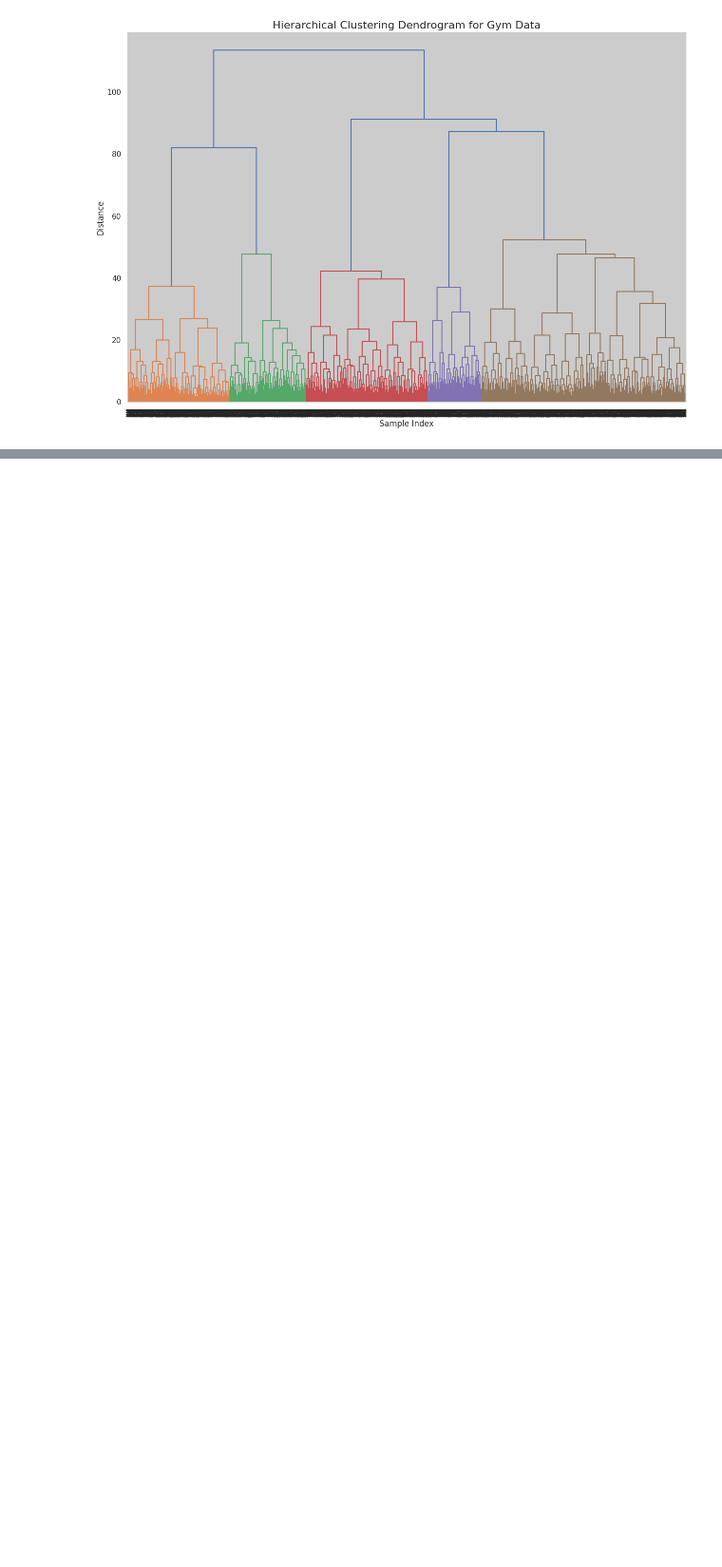
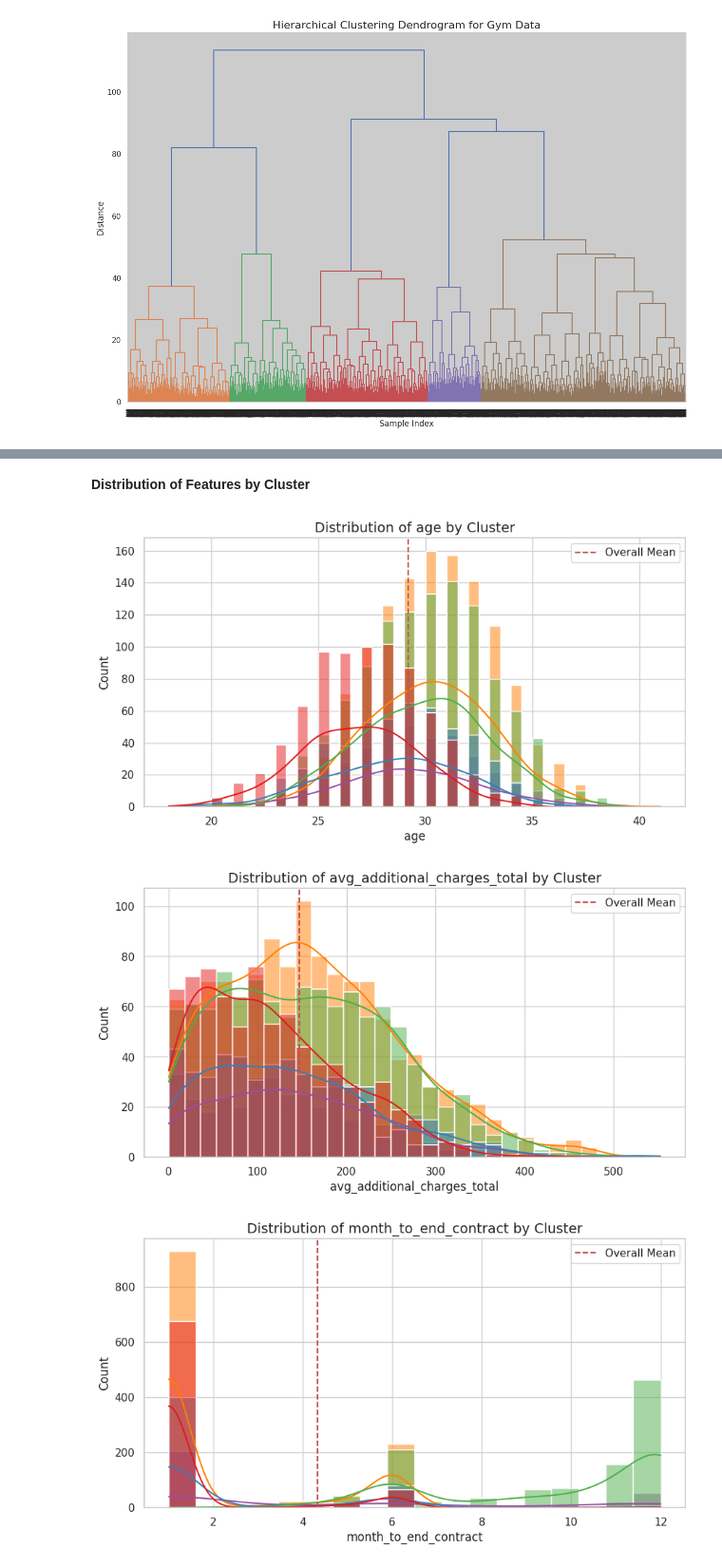
Before and after one commit to bhutto17/Fitness-Center-Retention-Analysis, a Jupyter notebook: Fitness_Center_Retention_Analysis.ipynb, the cells around one changed output, grey strips where cells are left out. Shown at 95% size. Saved outputs shown, nothing was run; the diff lists cells and outputs as text; code cells hidden in the pictures; blank space fills up the shorter version.

```diff
--- a/Fitness_Center_Retention_Analysis.ipynb
+++ b/Fitness_Center_Retention_Analysis.ipynb
@@ -763,0 +855,19 @@ plt.show()
+# %% [markdown]
+**Distribution of Features by Cluster**
+# %%
+columns_to_plot_clusters = ['age', 'avg_additional_charges_total', 'month_to_end_contract',
+                            'lifetime', 'avg_class_frequency_total',
+                            'avg_class_frequency_current_month', 'contract_period']
+
+for col in columns_to_plot_clusters:
+    mean = gym_data[col].mean()
+    fig, ax = plt.subplots(figsize=(10, 5))
+    sns.histplot(data=gym_data, x=col, hue='cluster_km', kde=True, ax=ax, palette='Set1')
+    plt.axvline(mean, color='r', linestyle='--', linewidth=1.5, label='Overall Mean')
+    ax.set_title(f'Distribution of {col} by Cluster', fontsize=14)
+    ax.legend()
+    plt.show()
+# %% [output]
+[figure, added]
+[figure, added]
+[figure, added]
```
Also changed, not shown: parts of 17 cells of this notebook.
